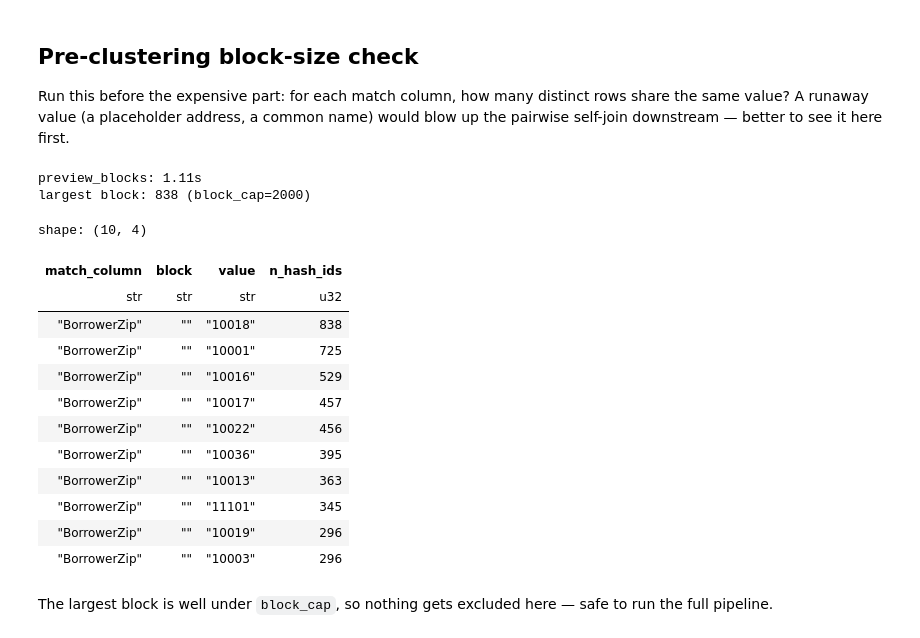
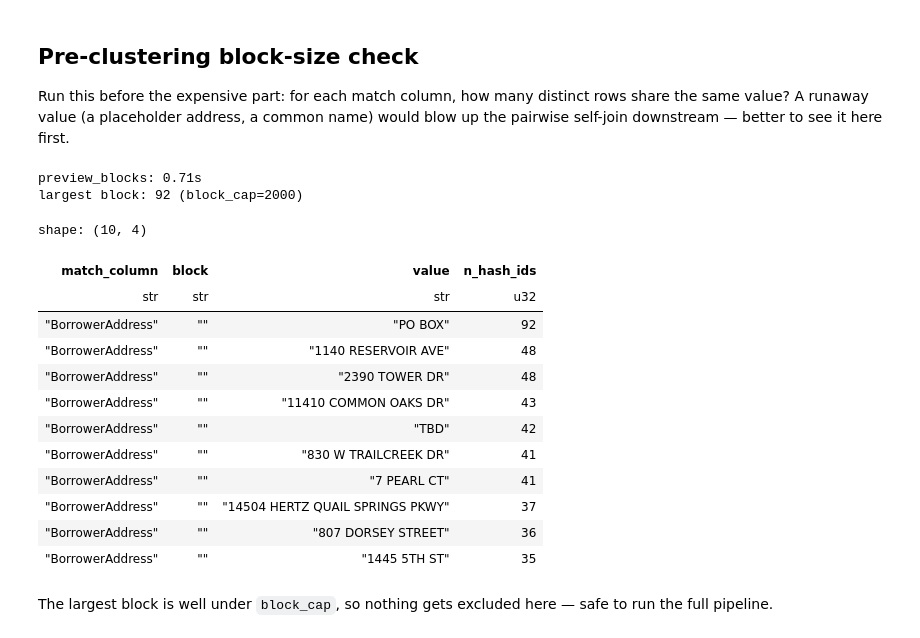
Before and after one commit to codewhiskers/entity-fusion, a Jupyter notebook: Test_Entity_Fusion_Polars.ipynb, the cells around one changed output. Saved outputs shown, nothing was run; the diff lists cells and outputs as text; code cells hidden in the pictures.

```diff
--- a/Test_Entity_Fusion_Polars.ipynb
+++ b/Test_Entity_Fusion_Polars.ipynb
@@ -47,36 +47,36 @@ Run this before the expensive part: for each match column, how many distinct row
 # %%
 linker = EntityFusionPolars(
     record_id_col="record_id",
     match_columns=[
         "BorrowerAddress",
-        "BorrowerZip",
+        # "BorrowerZip",
         {"column": "BorrowerName", "block_on": ["BorrowerState"]},
     ],
     k_required=2,
     block_cap=2000,
 )
 
 t0 = time.time()
 blocks = linker.preview_blocks(df)
 print(f"preview_blocks: {time.time() - t0:.2f}s")
 print(f"largest block: {blocks['n_hash_ids'].max()} (block_cap={linker.block_cap})")
 blocks.head(10)
 # %% [output]
-preview_blocks: 1.11s
-largest block: 838 (block_cap=2000)
+preview_blocks: 0.71s
+largest block: 92 (block_cap=2000)
 shape: (10, 4)
 | match_column | block | value | n_hash_ids |
 | str | str | str | u32 |
-| "BorrowerZip" | "" | "10018" | 838 |
-| "BorrowerZip" | "" | "10001" | 725 |
-| "BorrowerZip" | "" | "10016" | 529 |
-| "BorrowerZip" | "" | "10017" | 457 |
-| "BorrowerZip" | "" | "10022" | 456 |
-| "BorrowerZip" | "" | "10036" | 395 |
-| "BorrowerZip" | "" | "10013" | 363 |
-| "BorrowerZip" | "" | "11101" | 345 |
-| "BorrowerZip" | "" | "10019" | 296 |
-| "BorrowerZip" | "" | "10003" | 296 |
+| "BorrowerAddress" | "" | "PO BOX" | 92 |
+| "BorrowerAddress" | "" | "1140 RESERVOIR AVE" | 48 |
+| "BorrowerAddress" | "" | "2390 TOWER DR" | 48 |
+| "BorrowerAddress" | "" | "11410 COMMON OAKS DR" | 43 |
+| "BorrowerAddress" | "" | "TBD" | 42 |
+| "BorrowerAddress" | "" | "830 W TRAILCREEK DR" | 41 |
+| "BorrowerAddress" | "" | "7 PEARL CT" | 41 |
+| "BorrowerAddress" | "" | "14504 HERTZ QUAIL SPRINGS PKWY" | 37 |
+| "BorrowerAddress" | "" | "807 DORSEY STREET" | 36 |
+| "BorrowerAddress" | "" | "1445 5TH ST" | 35 |
 # %% [markdown]
 The largest block is well under `block_cap`, so nothing gets excluded here — safe to run the full pipeline.
 # %% [markdown]
```
Also changed, not shown: 3 other files.
